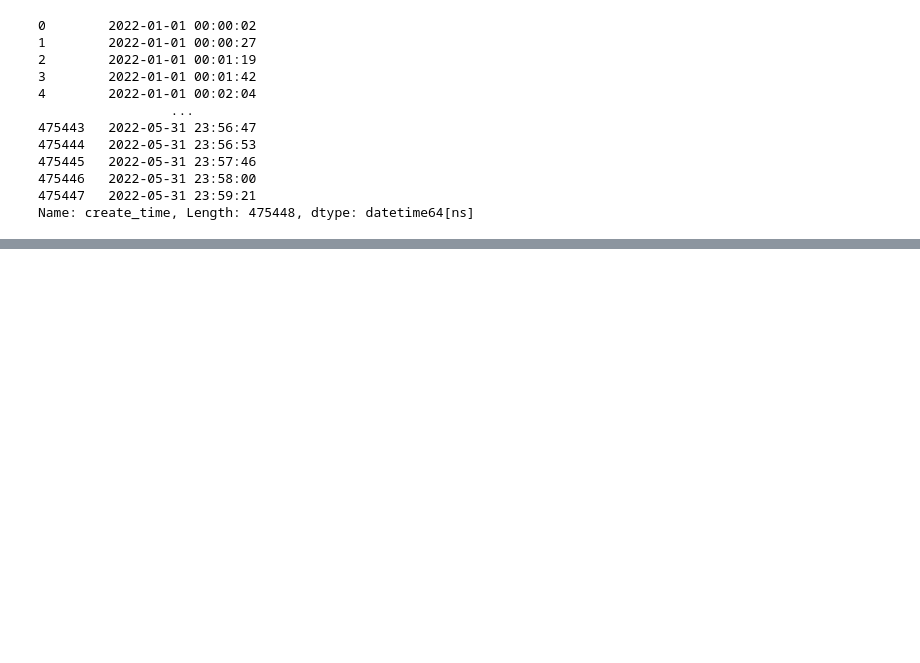
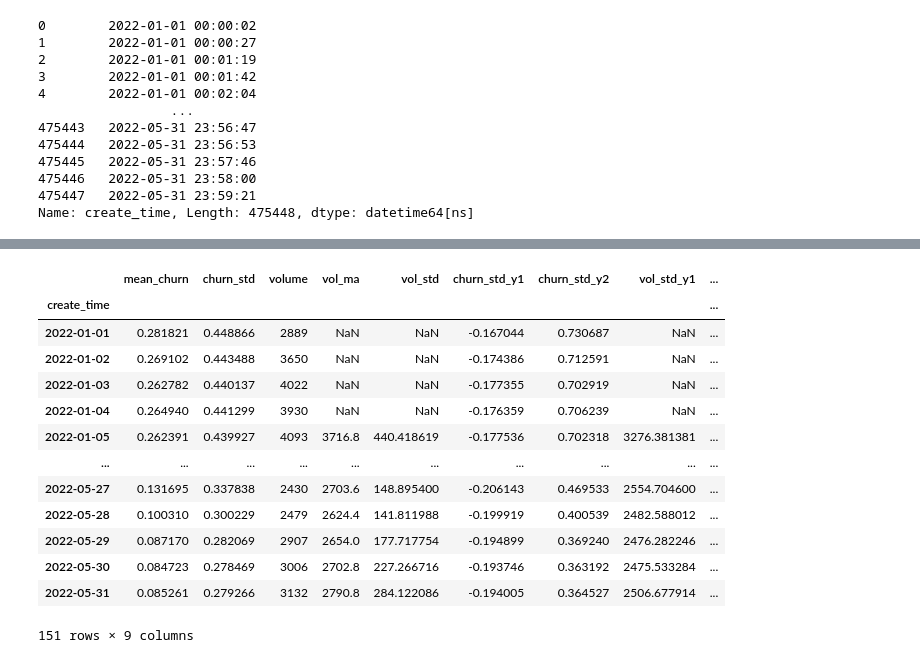
Before and after one commit to bdclow/Capstone, a Jupyter notebook: eda_notebooks/SuccessRatesTimeSeries.ipynb, the cells around one changed output, grey strips where cells are left out. Drawn from its saved outputs; the diff is of its cells as text; code cells hidden in the pictures; blank space fills up the shorter version.

```diff
--- a/eda_notebooks/SuccessRatesTimeSeries.ipynb
+++ b/eda_notebooks/SuccessRatesTimeSeries.ipynb
@@ -56 +70,16 @@ create_time_viz.reset_index()
 151 rows × 2 columns
+# %%
+# Groupby day and count all creations (VOLUME)
+create_time_viz["volume"] = combined\
+        .groupby([pd.Grouper(key="create_time", freq="1d")])["user_uid"]\
+        .count()
+
+create_time_viz["vol_ma"] = create_time_viz.volume\
+    .rolling(5)\
+    .mean()
+
+create_time_viz["vol_std"] = create_time_viz.volume\
+    .rolling(5)\
+    .std(ddof=0)
+
+create_time_viz
@@ -57 +101,26 @@ create_time_viz.reset_index()
+# %%
+# Going to use area encoding for std dev, so create cols corresponding to area
+
+create_time_viz["churn_std_y1"] = create_time_viz.mean_churn - create_time_viz.churn_std
+create_time_viz["churn_std_y2"] = create_time_viz.churn_std + create_time_viz.mean_churn
+
+create_time_viz["vol_std_y1"] = create_time_viz.vol_ma - create_time_viz.vol_std
+create_time_viz["vol_std_y2"] = create_time_viz.vol_std + create_time_viz.vol_ma
+
+create_time_viz
+# %% [output]
+|  | mean_churn | churn_std | volume | vol_ma | vol_std | churn_std_y1 | churn_std_y2 | vol_std_y1 | ... |
+| create_time |  |  |  |  |  |  |  |  | ... |
+| 2022-01-01 | 0.281821 | 0.448866 | 2889 | NaN | NaN | -0.167044 | 0.730687 | NaN | ... |
+| 2022-01-02 | 0.269102 | 0.443488 | 3650 | NaN | NaN | -0.174386 | 0.712591 | NaN | ... |
+| 2022-01-03 | 0.262782 | 0.440137 | 4022 | NaN | NaN | -0.177355 | 0.702919 | NaN | ... |
+| 2022-01-04 | 0.264940 | 0.441299 | 3930 | NaN | NaN | -0.176359 | 0.706239 | NaN | ... |
+| 2022-01-05 | 0.262391 | 0.439927 | 4093 | 3716.8 | 440.418619 | -0.177536 | 0.702318 | 3276.381381 | ... |
+| ... | ... | ... | ... | ... | ... | ... | ... | ... | ... |
+| 2022-05-27 | 0.131695 | 0.337838 | 2430 | 2703.6 | 148.895400 | -0.206143 | 0.469533 | 2554.704600 | ... |
+| 2022-05-28 | 0.100310 | 0.300229 | 2479 | 2624.4 | 141.811988 | -0.199919 | 0.400539 | 2482.588012 | ... |
+| 2022-05-29 | 0.087170 | 0.282069 | 2907 | 2654.0 | 177.717754 | -0.194899 | 0.369240 | 2476.282246 | ... |
+| 2022-05-30 | 0.084723 | 0.278469 | 3006 | 2702.8 | 227.266716 | -0.193746 | 0.363192 | 2475.533284 | ... |
+| 2022-05-31 | 0.085261 | 0.279266 | 3132 | 2790.8 | 284.122086 | -0.194005 | 0.364527 | 2506.677914 | ... |
+151 rows × 9 columns
 # %%
```
Also changed, not shown: parts of 10 cells of this notebook, 1 other file.
